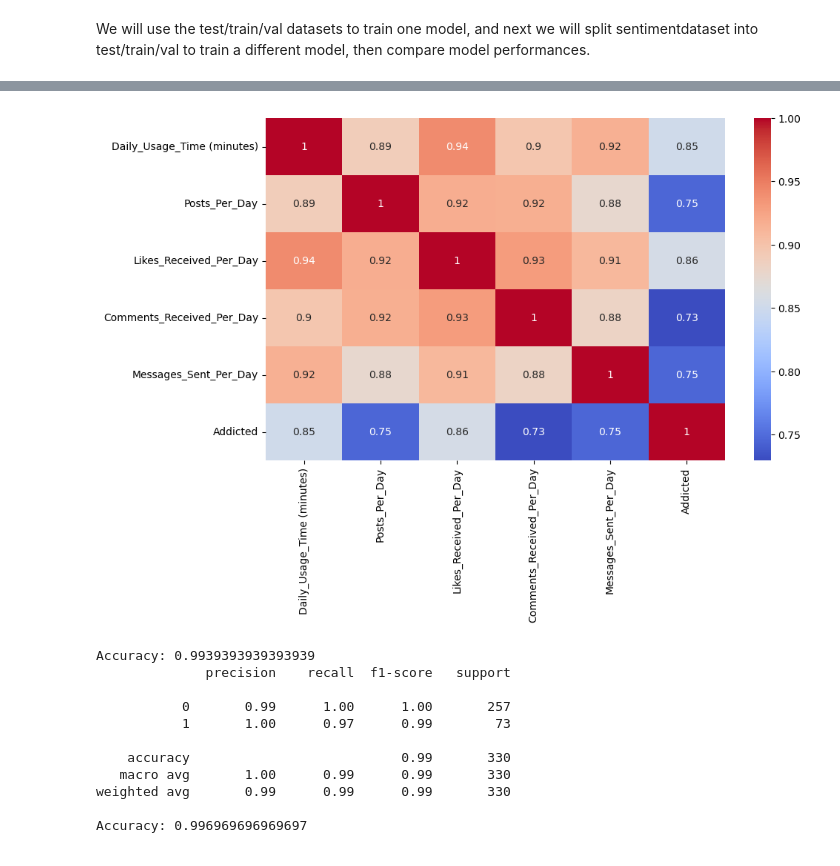
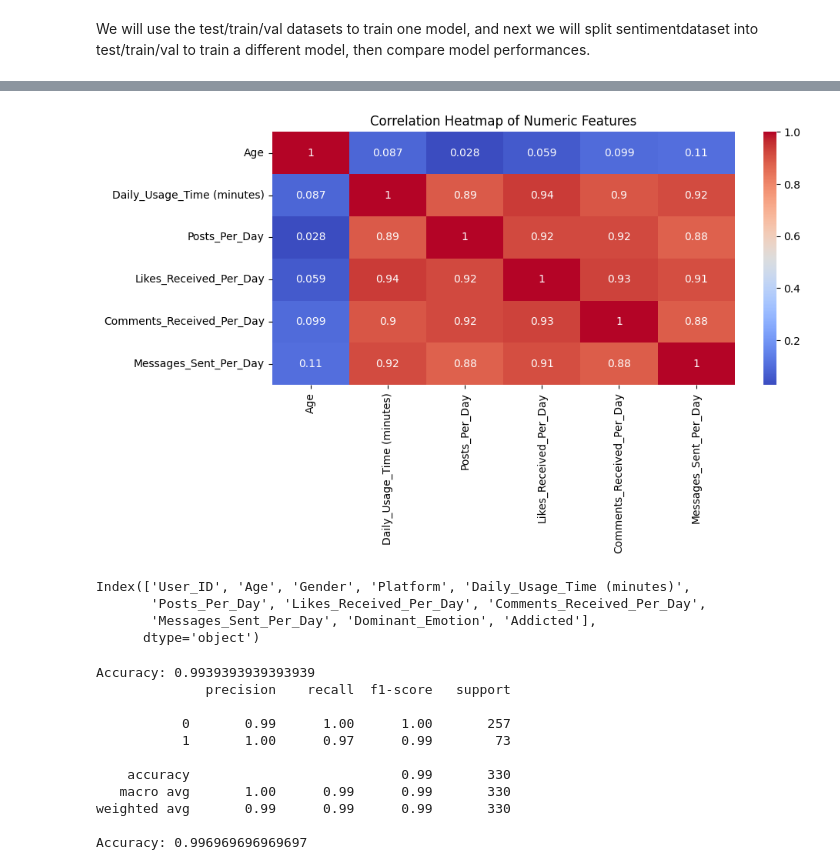
Before and after one commit to kellyegorman/csds312-project, a Jupyter notebook: eda.ipynb, the cells around one changed output, grey strips where cells are left out. Cells and saved outputs as stored; diff of their text form; code cells hidden in the pictures.

```diff
--- a/eda.ipynb
+++ b/eda.ipynb
@@ -27,0 +57,17 @@ Number of people with Daily Usage Time less than or equal to 120 minutes: 780
+# %%
+import pandas as pd
+
+df = pd.read_csv('train.csv')
+known_genders = ["Male", "Female", "Non-binary"]
+swapped_rows = df['Age'].astype(str).isin(known_genders)
+
+#swap Age and Gender where needed
+df.loc[swapped_rows, ['Age', 'Gender']] = df.loc[swapped_rows, ['Gender', 'Age']].values
+
+#Age --> numeric and  invalid values --> NaN
+df['Age'] = pd.to_numeric(df['Age'], errors='coerce')
+
+
+#new cleaned file
+df.to_csv('train_cleaned.csv', index=False)
+print(df[swapped_rows])
@@ -28,13 +92,26 @@ Number of people with Daily Usage Time less than or equal to 120 minutes: 780
 # %%
-#heatmap of feature correlation
-#for First Dataset
 import seaborn as sns
 import matplotlib.pyplot as plt
 
-corr_matrix = df.corr()
+# Step 1: Select only numeric columns
+numeric_df = df.select_dtypes(include='number')
+
+# Step 2: Compute correlation matrix
+corr_matrix = numeric_df.corr()
+
+# Step 3: Plot the heatmap
 plt.figure(figsize=(10, 6))
 sns.heatmap(corr_matrix, annot=True, cmap="coolwarm")
+plt.title("Correlation Heatmap of Numeric Features")
+plt.tight_layout()
 plt.show()
 # %% [output]
-[figure, old version]
+[figure, new version]
+# %%
+print(df.columns)
+# %% [output]
+Index(['User_ID', 'Age', 'Gender', 'Platform', 'Daily_Usage_Time (minutes)',
+       'Posts_Per_Day', 'Likes_Received_Per_Day', 'Comments_Received_Per_Day',
+       'Messages_Sent_Per_Day', 'Dominant_Emotion', 'Addicted'],
+      dtype='object')
 # %%
```
Also changed, not shown: parts of 7 cells of this notebook, 2 other files.
